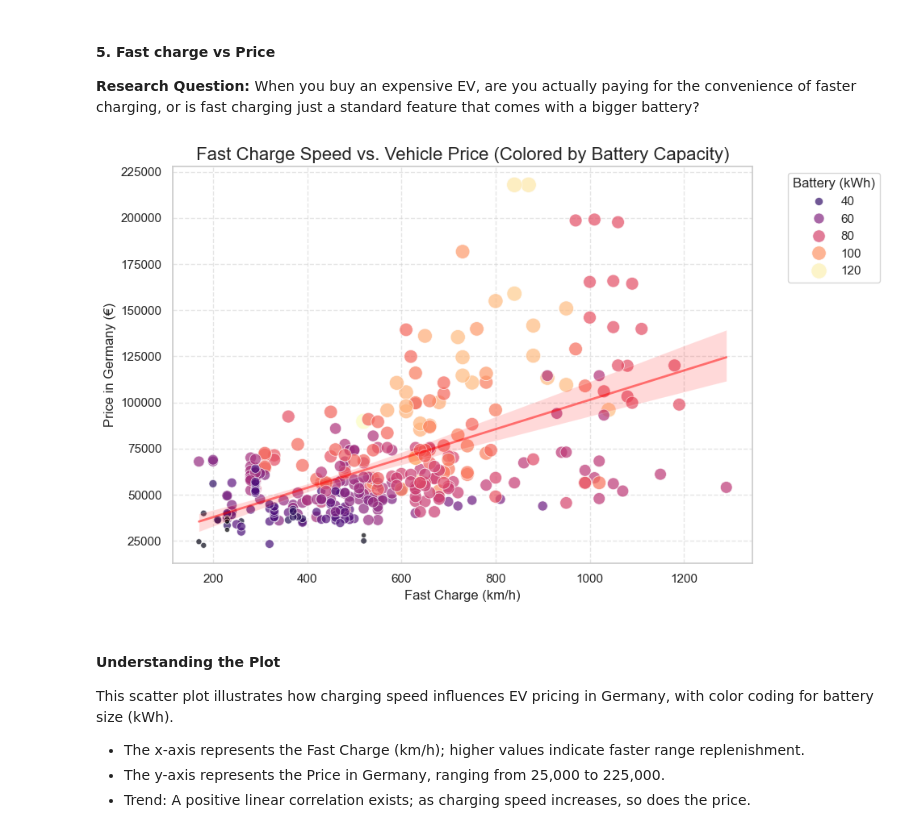
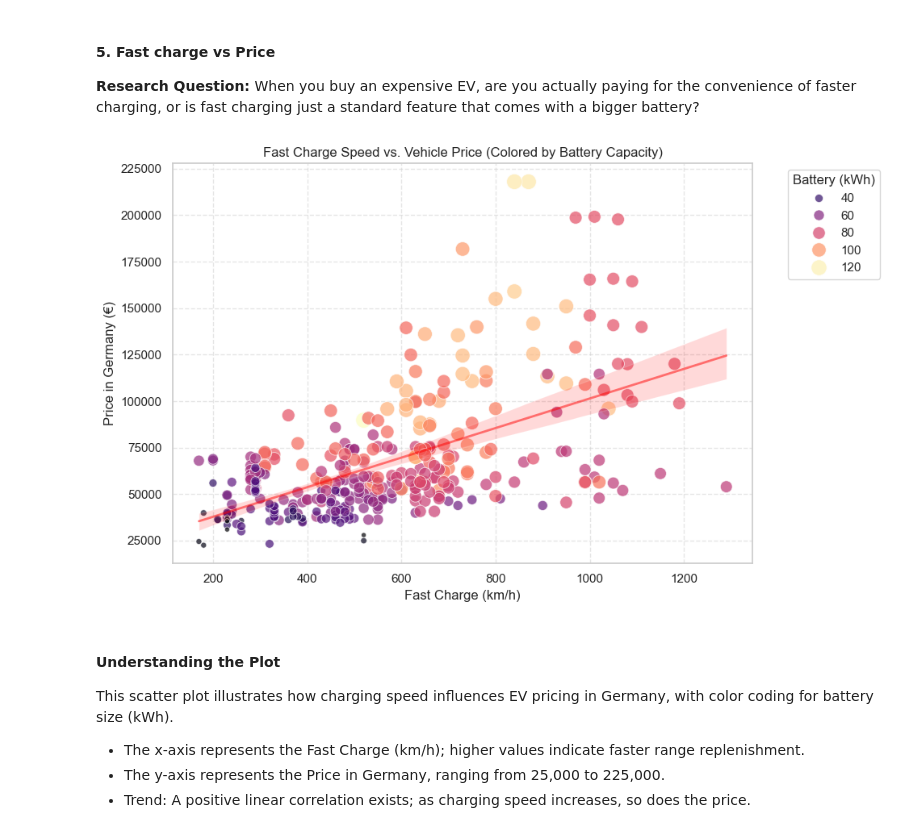
Before and after one commit to divyadas176/Electric_Vehicle_Analysis, a Jupyter notebook: Electric_Vehicle_Analysis.ipynb, the cells around one changed output. Cells and saved outputs as stored; diff of their text form; code cells hidden in the pictures.

```diff
--- a/Electric_Vehicle_Analysis.ipynb
+++ b/Electric_Vehicle_Analysis.ipynb
@@ -795,35 +795,35 @@ scatter = sns.scatterplot(
     x='Fast_charge',
     y='Price_DE',
     hue='Battery',
     size='Battery',
     palette='magma',     # 'magma' or 'viridis' provides a clear dark-to-light gradient
     sizes=(20, 200),     # Controls the minimum and maximum size of the dots
     alpha=0.7            # Makes overlapping points easier to see
 )
 
 # Adding a regression trend line (optional, but consistent with your previous plots)
 sns.regplot(
     data=ev_df,
     x='Fast_charge',
     y='Price_DE',
     scatter=False,
     color='red',
     line_kws={"color": "red", "alpha": 0.5, "lw": 2}
 )
 
 # Customizing labels and title
-plt.title('Fast Charge Speed vs. Vehicle Price (Colored by Battery Capacity)', fontsize=16)
+plt.title('Fast Charge Speed vs. Vehicle Price (Colored by Battery Capacity)')
 plt.xlabel('Fast Charge (km/h)', fontsize=12)
 plt.ylabel('Price in Germany (€)', fontsize=12)
 plt.grid(True, linestyle='--', alpha=0.5)
 
 # Place the legend outside if it overlaps
 plt.legend(title='Battery (kWh)', bbox_to_anchor=(1.05, 1), loc='upper left')
 
 plt.tight_layout()
 plt.show()
 # %% [output]
-[figure, old version]
+[figure, new version]
 # %% [markdown]
 #### Understanding the Plot
 
```
Also changed, not shown: parts of 17 cells of this notebook.
